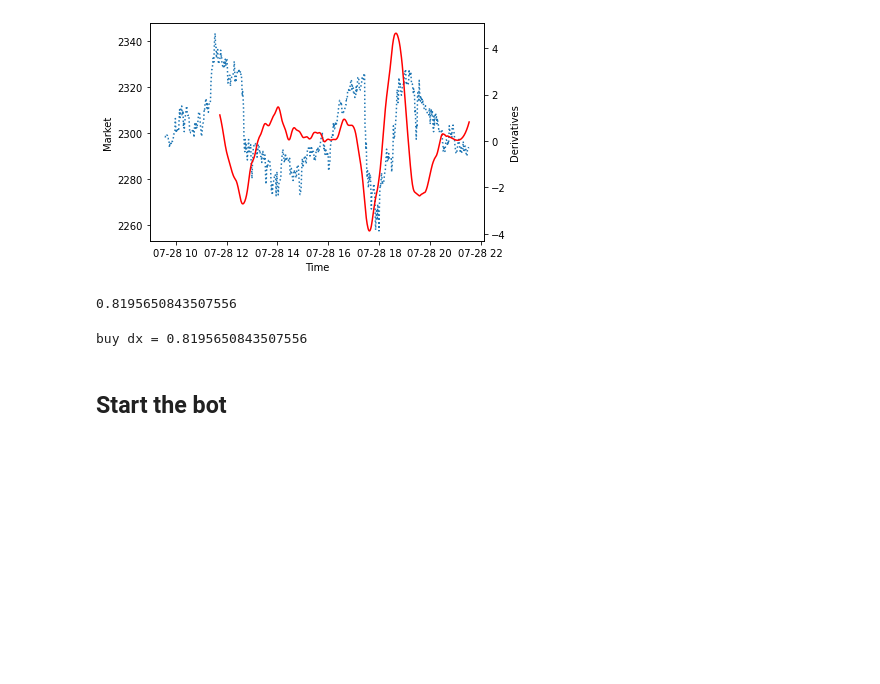
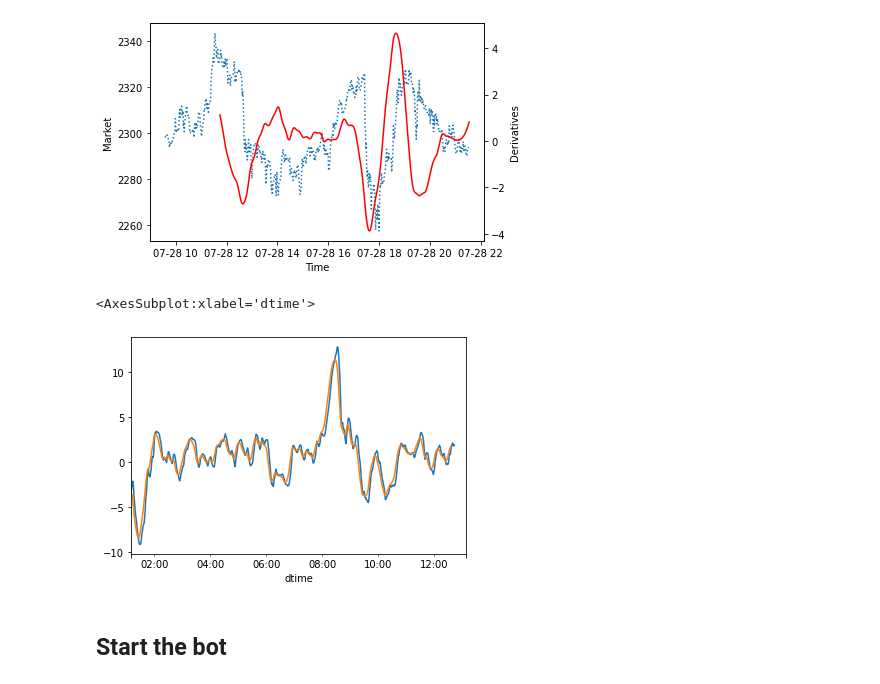
Before and after one commit to fredmontet/tars, a Jupyter notebook: notebooks/workbench.ipynb, the cells around one changed output. Drawn from its saved outputs; the diff is of its cells as text; code cells hidden in the pictures; blank space fills up the shorter version.

```diff
--- a/notebooks/workbench.ipynb
+++ b/notebooks/workbench.ipynb
@@ -44,20 +45,16 @@ ax2.set_ylabel('Derivatives')
 plt.show()
 # %% [output]
 [figure]
-# %%
-dx
-# %% [output]
-0.8195650843507556
-# %%
-dx = df2.iloc[-1][0]
-pos_lim = 0.5
-neg_lim = -0.5
-
-if dx <= neg_lim:
-    print(f'sell dx = {dx}')
-elif dx >= pos_lim:
-    print(f'buy dx = {dx}')
-else:
-    print(f'hold dx = {dx}')
-# %% [output]
-buy dx = 0.8195650843507556
+# %%
+market = markets.CryptoMarket()
+df0 = market.get_ohlc_data(pair='XETHZUSD')[0]['close']
+# %%
+macd = MACD(df0)
+line = macd.macd()
+signal = macd.macd_signal()
+# %%
+line.plot()
+signal.plot()
+# %% [output]
+<AxesSubplot:xlabel='dtime'>
+[figure, added]
```
Also changed, not shown: parts of 3 cells of this notebook, 4 other files.
